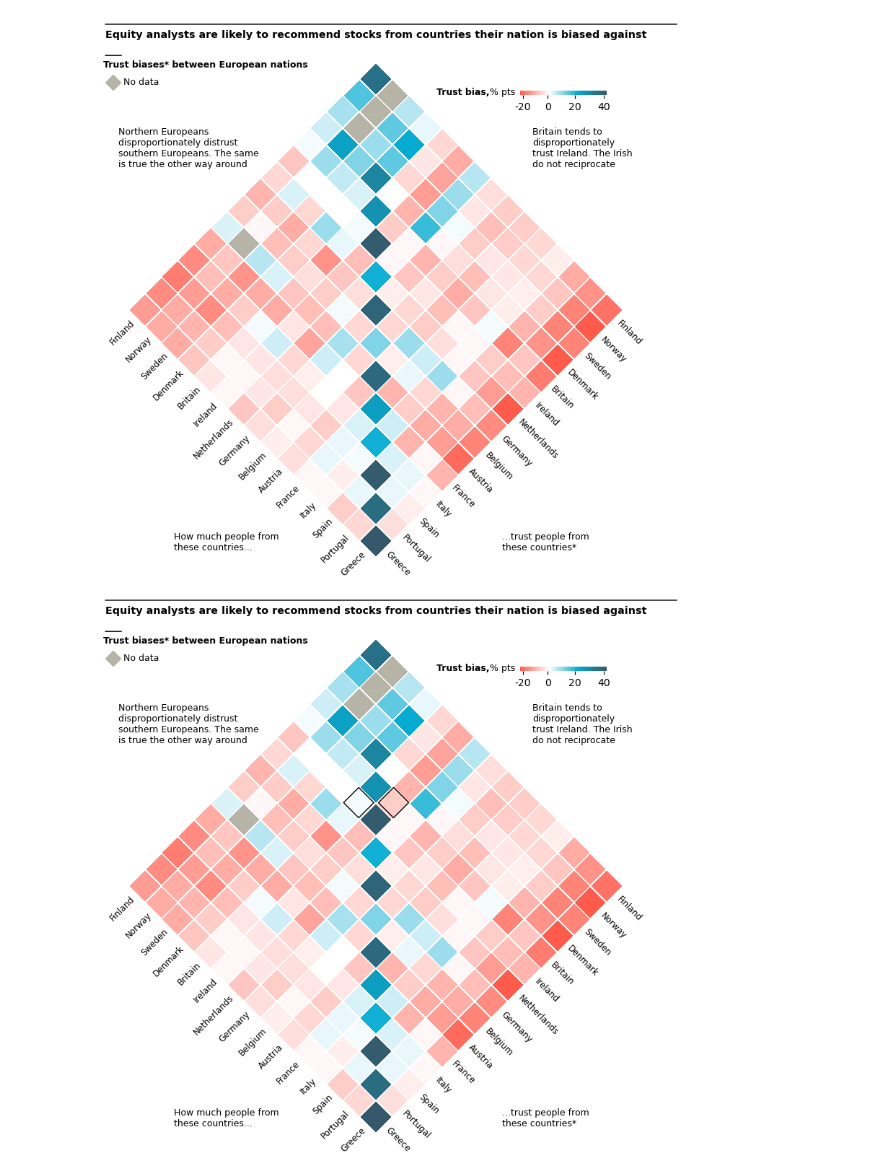
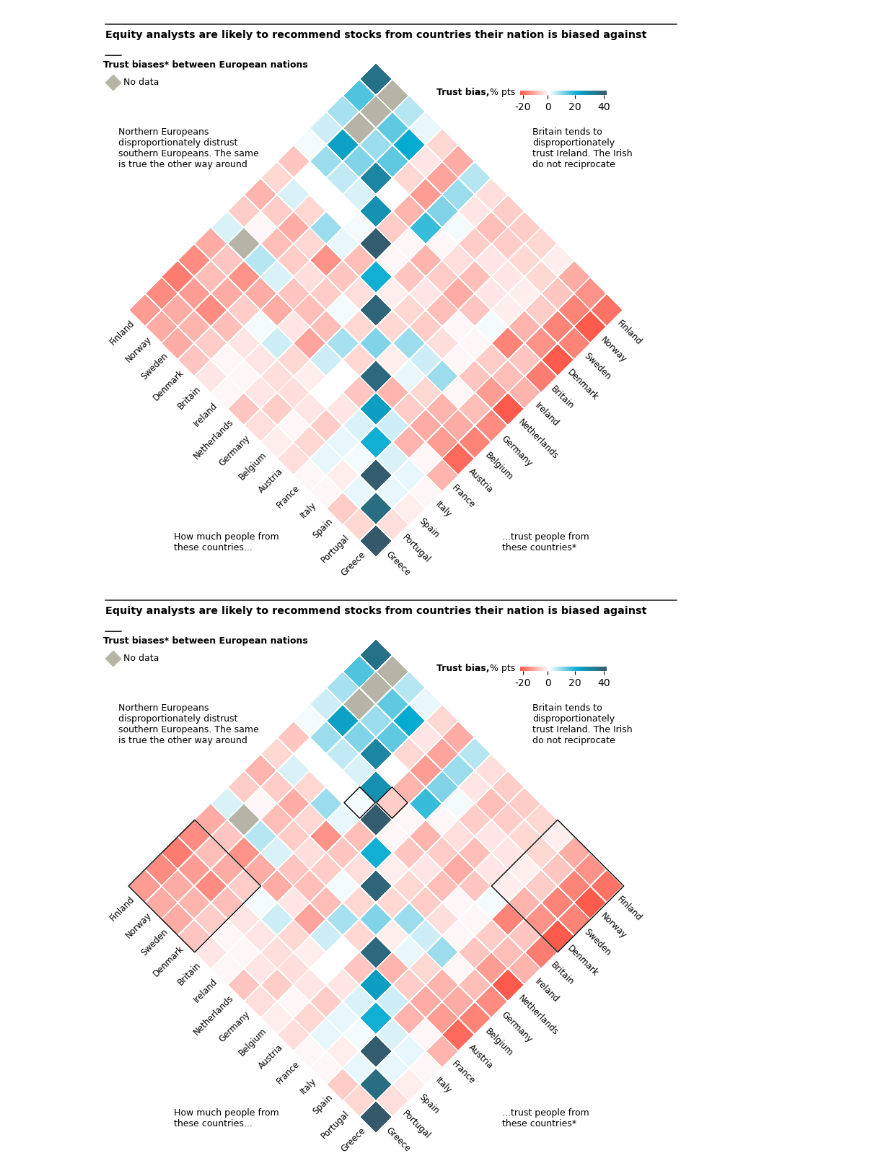
Before and after one commit to ctobar96/Los-buenos-ejemplos-se-copian, a Jupyter notebook: Grafico.ipynb, the cells around one changed output. Drawn from its saved outputs; the diff is of its cells as text; code cells hidden in the pictures.

Commit message:
Se agregaron todos los rombos que seleccionan partes del gráfico.

```diff
--- a/Grafico.ipynb
+++ b/Grafico.ipynb
@@ -265,23 +265,44 @@ fig
 [figure]
 # %%
 # Agregar rombos
-diamond1 = patches.RegularPolygon((0.466, 0.665), # Posición x e y
+diamond1 = patches.RegularPolygon((0.468, 0.665), # Posición x e y
                                numVertices=4,
-                               radius=0.03,
+                               radius=0.031,
                                facecolor='none',  # Sin relleno
                                edgecolor = 'black',
                                transform=ax0.transAxes)
 
-diamond2 = patches.RegularPolygon((0.534, 0.665), # Posición x e y
+diamond2 = patches.RegularPolygon((0.532, 0.665), # Posición x e y
                                numVertices=4,
-                               radius=0.03,
+                               radius=0.031,
+                               facecolor='none',  # Sin relleno
+                               edgecolor = 'black',
+                               transform=ax0.transAxes)
+
+diamond3 = patches.RegularPolygon((0.86, 0.5), # Posición x e y
+                               numVertices=4,
+                               radius=0.131,
+                               facecolor='none',  # Sin relleno
+                               edgecolor = 'black',
+                               transform=ax0.transAxes)
+
+diamond4 = patches.RegularPolygon((0.141, 0.5), # Posición x e y
+                               numVertices=4,
+                               radius=0.131,
                                facecolor='none',  # Sin relleno
                                edgecolor = 'black',
                                transform=ax0.transAxes)
 
 fig.add_artist(diamond1)
 fig.add_artist(diamond2)
+fig.add_artist(diamond3)
+fig.add_artist(diamond4)
 
+# Agregar líneas
+
+
+
+# Mostrar gráfico
 fig
 # %% [output]
-[figure, old version]
+[figure, new version]
```
